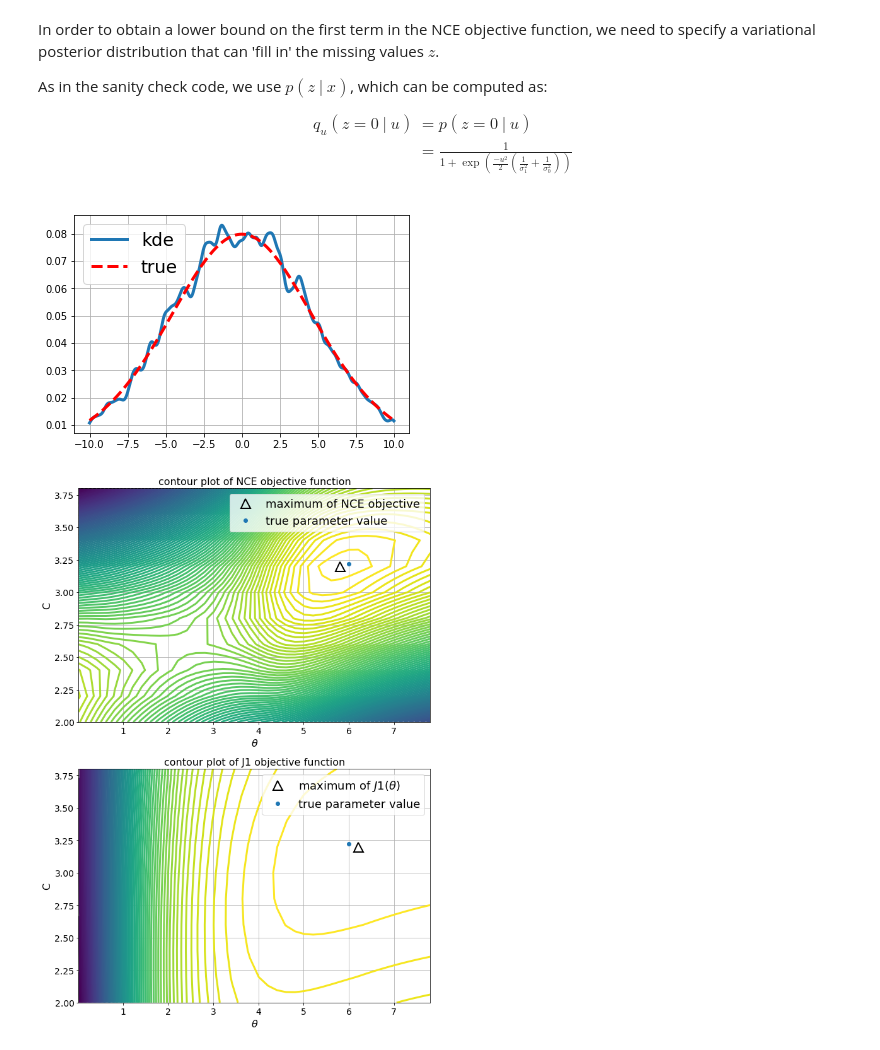
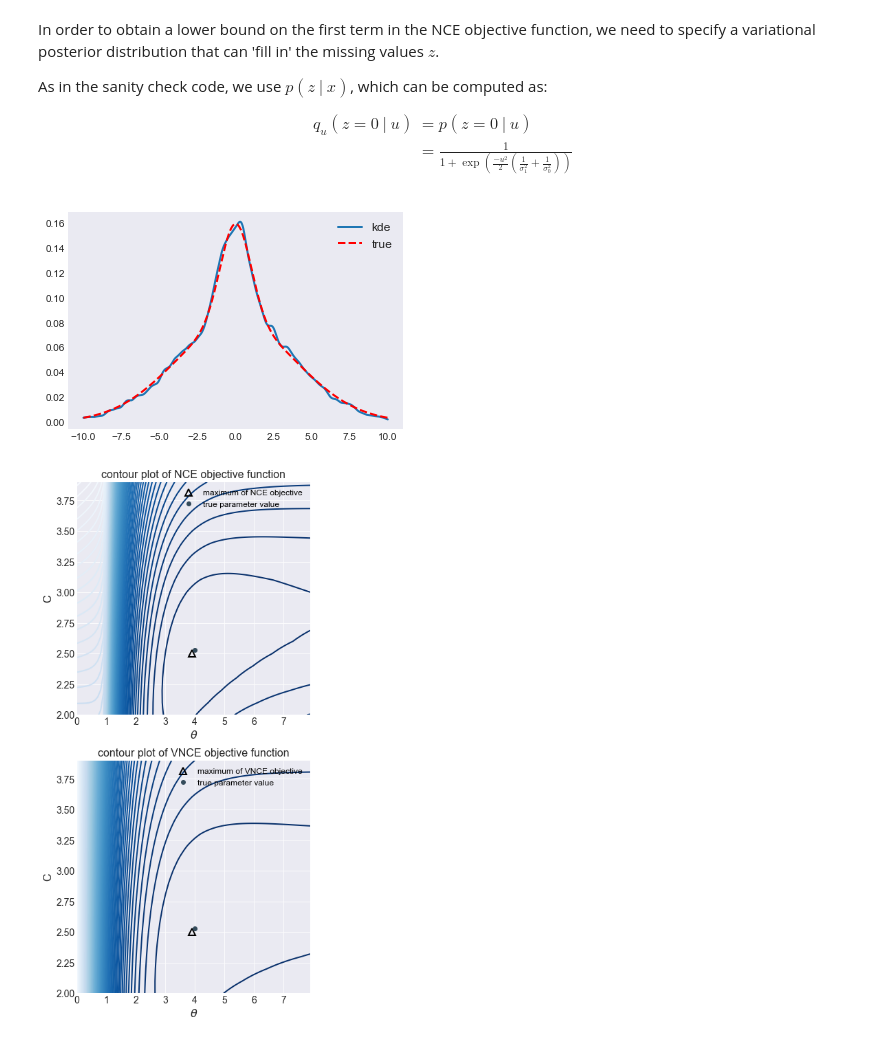
Before and after one commit to benrhodes26/VNCE, a Jupyter notebook: proposal/code/notebooks/3) unnormalised-mog-variational-em.ipynb, the cells around one changed output. Saved outputs shown, nothing was run; the diff lists cells and outputs as text; code cells hidden in the pictures.

Commit message:
small edits to plotting code

```diff
--- a/proposal/code/notebooks/3) unnormalised-mog-variational-em.ipynb
+++ b/proposal/code/notebooks/3) unnormalised-mog-variational-em.ipynb
@@ -80,6 +80,7 @@ if nb_dir not in sys.path:
 # %%
 import numpy as np
 import pdb
+import seaborn as sns
 
 # my code
 from distribution import PolynomialSigmoidBernoulli, GaussianNoise
@@ -88,6 +89,7 @@ from fully_observed_models import SumOfTwoUnnormalisedGaussians, SumOfTwoNormali
 from latent_variable_model import LatentMixtureOfTwoUnnormalisedGaussians
 from nce_optimiser import NCEOptimiser
 from mle_optimiser import MLEOptimiser
+from plot import save_fig
 from utils import evaluate_loss_at_param
 from vnce_optimiser import VemOptimiser, ScipyMinimiseEmStep, ExactEStep, VnceLossWithAnalyticExpectations
 
@@ -96,19 +98,20 @@ from matplotlib import rc
 from numpy import random as rnd
 
 %matplotlib inline
-rc('lines', linewidth=3)
-rc('font', size=18)
-rc('legend', fontsize=18)
+rc('lines', linewidth=2)
+rc('font', size=12)
+rc('legend', fontsize=12)
+sns.set_style('darkgrid')
 # %%
 # For reproducibility
 rng = rnd.RandomState(1083463236)
-save_dir = '/afs/inf.ed.ac.uk/user/s17/s1771906/masters-project/ben-rhodes-masters-project/proposal/experiments/mog/unnormalised_variationalem'
+save_dir = '/afs/inf.ed.ac.uk/user/s17/s1771906/masters-project-non-code/figs'
 os.makedirs(save_dir, exist_ok=True)
 # %%
 # mixing proportions: 0.5 and 0.5
 # mean0 = mean1 = 0
-sigma1 = 4
-sigma0 = 6  # (parameter of interest)
+sigma1 = 1
+sigma0 = 4  # (parameter of interest)
 
 n = 10000 # number of data points
 nz = 1  # number of latent samples per datapoint
@@ -125,7 +128,7 @@ X = true_data_dist.sample(n) # generate data
 # %%
 fig = true_data_dist.plot_sample_density_against_true_density(X, figsize=(6,4))
 # %% [output]
-[figure, old version]
+[figure, new version]
 # %%
 noise = GaussianNoise(mean=0, cov=sigma0**2)
 Y = noise.sample(int(n*nu))
@@ -165,8 +168,8 @@ m_step = ScipyMinimiseEmStep(do_m_step=True, optimisation_method='BFGS')
 e_step = ScipyMinimiseEmStep(do_m_step=False, optimisation_method='BFGS')
 optimiser = VemOptimiser(m_step=m_step, e_step=e_step)
 # %%
-theta_ones = np.arange(0.01, 8, 0.2)
-theta_zeros = np.arange(2, 4, 0.2)
+theta_ones = np.arange(0.01, 8, 0.1)
+theta_zeros = np.arange(2, 4, 0.1)
 n_theta = len(theta_ones)
 n_c = len(theta_zeros)
 # %%
@@ -199,30 +202,30 @@ plot_log_theta_one = False  # CHANGE ME
 if plot_log_theta_one:
     theta_ones = np.log(theta_ones)
 # %%
-fig, axs = plt.subplots(2, 1, figsize=(10,15))
+fig, axs = plt.subplots(2, 1, figsize=(5.7, 11.4))
 
 XX, YY = np.meshgrid(theta_ones, theta_zeros)
 
 ax = axs[0]
 # Plot true NCE objective function
-CS = ax.contour(XX, YY, J.T, 100)
+CS = ax.contour(XX, YY, J.T, 100,  cmap='Blues')
 #plt.clabel(CS, inline=1, fontsize=10)
 # Plot maximum of NCE objective
 index = np.argmax(J) # this is the index for the flattened array
 row = int(index/n_c)
 column = index % n_c
-ax.plot(theta_ones[row], theta_zeros[column], marker='^', markersize=15, fillstyle='none',
+ax.plot(theta_ones[row], theta_zeros[column], marker='^', markersize=10, fillstyle='none',
          markeredgewidth=2, c='k', linestyle='none', label='maximum of NCE objective')
 
 ax = axs[1]
 # Plot lower bound J1 objective function
-ax.contour(XX, YY, J1.T, 100)
+ax.contour(XX, YY, J1.T, 100, cmap='Blues')
 # Plot maximum of J1 objective
 index3 = np.argmax(J1) # this is the index for the flattened array
 row3 = int(index3/n_c)
 column3 = index3 % n_c
-ax.plot(theta_ones[row3], theta_zeros[column3], marker='^', markersize=15, fillstyle='none',
-         markeredgewidth=2, c='k', linestyle='none', label=r'maximum of $J1(\theta)$')
+ax.plot(theta_ones[row3], theta_zeros[column3], marker='^', markersize=10, fillstyle='none',
+         markeredgewidth=2, c='k', linestyle='none', label=r'maximum of VNCE objective')
 
 #ax = ax[2]
 # Plot monte carlo lower bound J1 objective function
@@ -236,38 +239,43 @@ ax.plot(theta_ones[row3], theta_zeros[column3], marker='^', markersize=15, fills
 
 # Plot True value of parameters
 for a in axs:
     if plot_log_theta_one:
         a.plot(np.log(sigma0), c0,'o', label='true parameter value')
     else:
         a.plot(sigma0, c0,'o', label='true parameter value')
 
 axs[0].set_title('contour plot of NCE objective function', fontsize=16)
-axs[1].set_title('contour plot of J1 objective function', fontsize=16)
+axs[1].set_title('contour plot of VNCE objective function', fontsize=16)
 #axs[2].set_title('contour plot of J1 objective function using monte-carlo', fontsize=16)
 
 axs[0].set_xlabel(r'$\theta$', fontsize=16)
 axs[0].set_ylabel('C', fontsize=16)
 axs[1].set_xlabel(r'$\theta$', fontsize=16)
 axs[1].set_ylabel('C', fontsize=16)
 #ax[2].set_xlabel(r'$\theta$', fontsize=16)
 #ax[2].set_ylabel('C', fontsize=16)
 axs[0].tick_params(axis='x', which='major', labelsize=14)
 axs[0].tick_params(axis='y', which='major', labelsize=14)
 axs[1].tick_params(axis='x', which='major', labelsize=14)
 axs[1].tick_params(axis='y', which='major', labelsize=14)
 #ax[2].tick_params(axis='x', which='major', labelsize=14)
 #ax[2].tick_params(axis='y', which='major', labelsize=14)
 
 axs[0].grid()
 axs[1].grid()
 #ax[2].grid()
-axs[0].legend(loc='best', numpoints=1)
-axs[1].legend(loc='best', numpoints=1)
+legend = axs[0].legend(loc='best', numpoints=1)
+plt.setp(legend.get_texts(), color='k')
+legend = axs[1].legend(loc='best', numpoints=1)
+plt.setp(legend.get_texts(), color='k')
 #ax[2].legend(loc='best', numpoints=1)
 
-fig.savefig(os.path.join(save_dir, 'contour-nceJ-exactJ1.pdf'))
+axs[0].grid(True)
+axs[1].grid(True)
+fig.tight_layout()
+save_fig(fig, save_dir, 'contour-nceJ-exactJ1')
 # %% [output]
-[figure, old version]
+[figure, new version]
 # %%
 fig, ax = plt.subplots(1, 1, figsize=(10, 7))
 ax.plot(theta_ones, L, label=r'Average log-likelihood: $\mathcal{L}(\theta)$')
```
Also changed, not shown: parts of 10 cells of this notebook, 10 other files.
